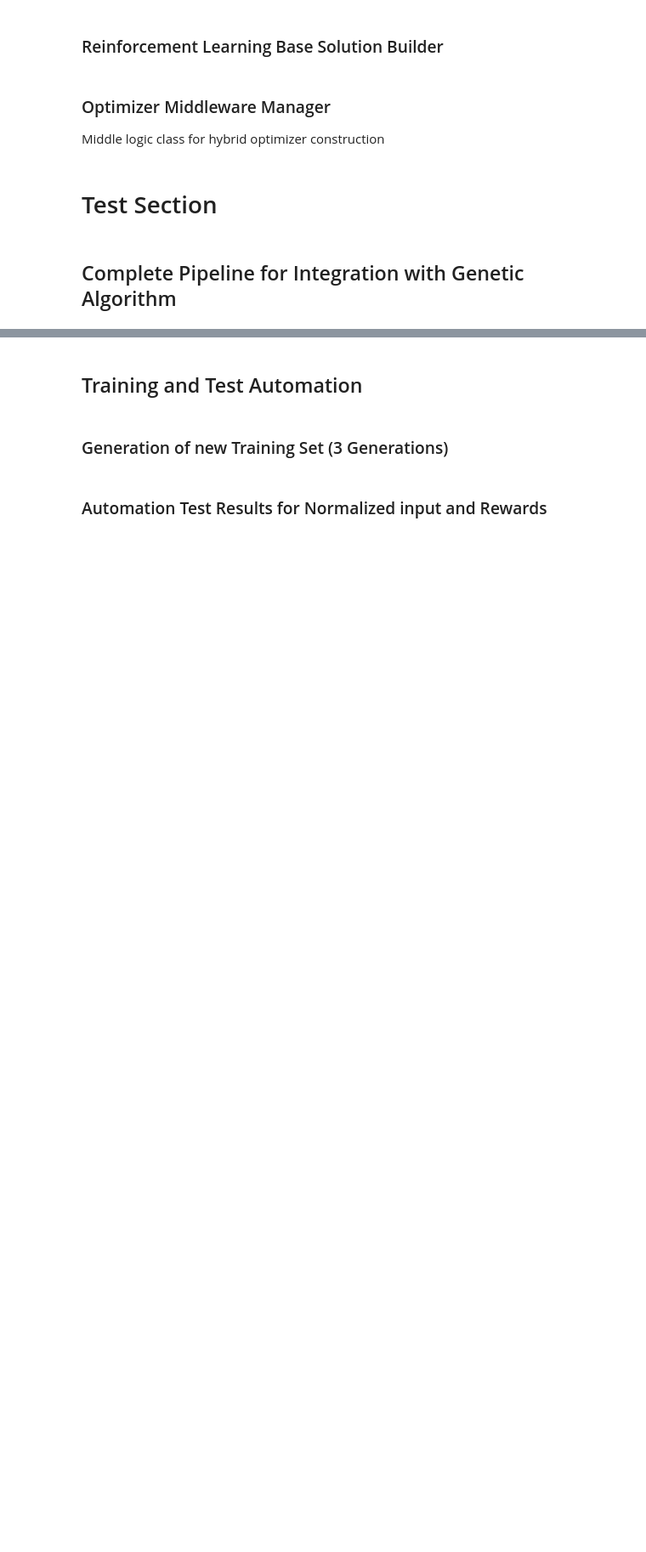
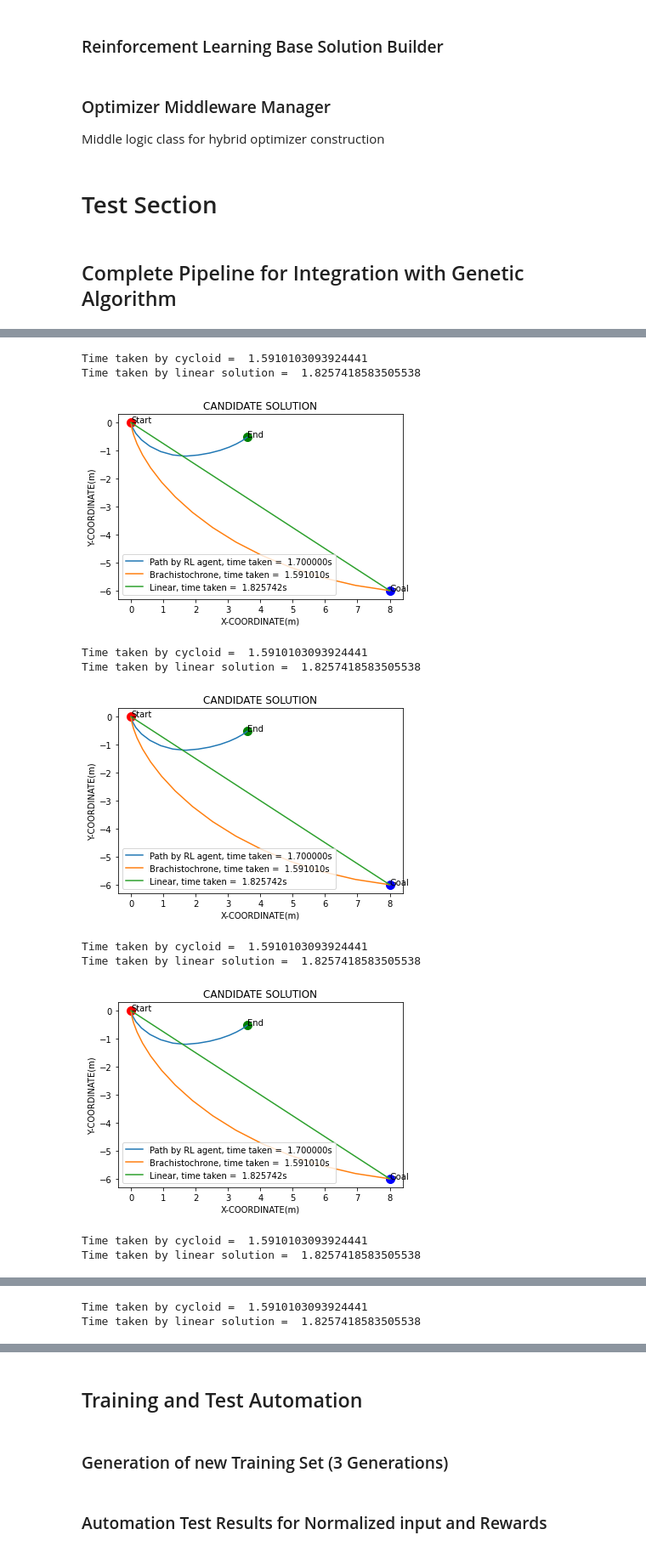
Before and after one commit to MarshaGomez/F5-MOEA-Variations, a Jupyter notebook: examples/Reinforcement_Learning_Brachistochrone.ipynb, the cells around one changed output, grey strips where cells are left out. Shown: that part at 85% size. Saved outputs shown, nothing was run; the diff lists cells and outputs as text; code cells hidden in the pictures; blank space fills up the shorter version.

```diff
--- a/examples/Reinforcement_Learning_Brachistochrone.ipynb
+++ b/examples/Reinforcement_Learning_Brachistochrone.ipynb
@@ -865,6 +885,16 @@ Time taken:  [0.1, 0.1, 0.1, 0.1, 0.1, 0.1, 0.1, 0.1, 0.1, 0.1, 0.1, 0.1, 0.1, 0
 # %%
-#opt.InitialPopulationCreator()
-#opt.InitialPopulationRender()
+opt.InitialPopulationCreator()
+opt.InitialPopulationRender()
 opt.ExportPopulationToCSV()
-#opt.ImportPopulationFromCSV("provaexport.csv")
-#opt.GetInitPopData() #3
+# %% [output]
+Time taken by cycloid =  1.5910103093924441
+Time taken by linear solution =  1.8257418583505538
+[figure, added]
+Time taken by cycloid =  1.5910103093924441
+Time taken by linear solution =  1.8257418583505538
+[figure, added]
+Time taken by cycloid =  1.5910103093924441
+Time taken by linear solution =  1.8257418583505538
+[figure, added]
+Time taken by cycloid =  1.5910103093924441
+Time taken by linear solution =  1.8257418583505538
@@ -870,0 +902,2 @@ opt.ExportPopulationToCSV()
+Time taken by cycloid =  1.5910103093924441
+Time taken by linear solution =  1.8257418583505538
```
Also changed, not shown: parts of 10 cells of this notebook.
